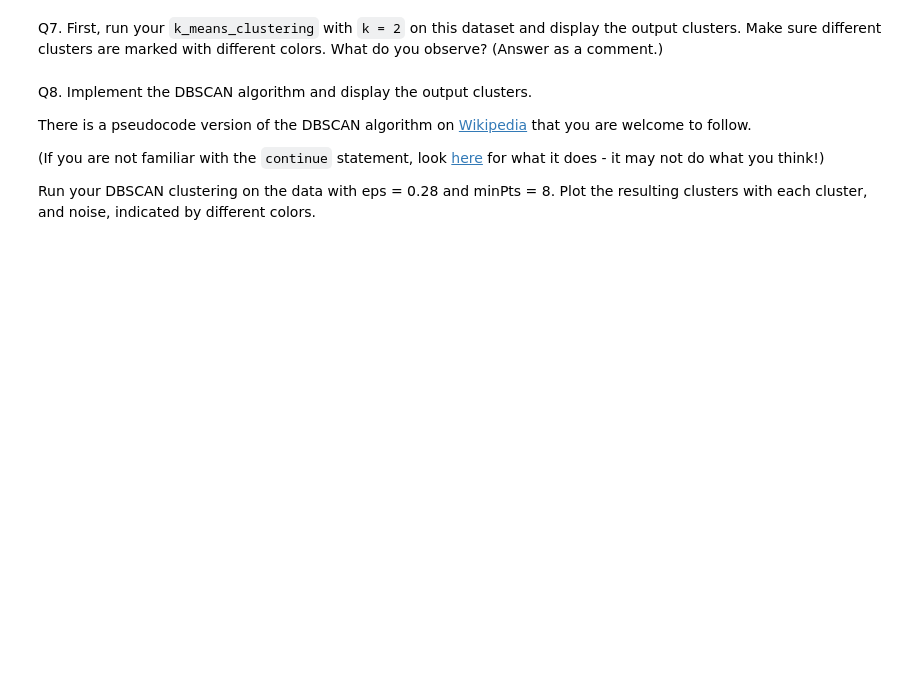
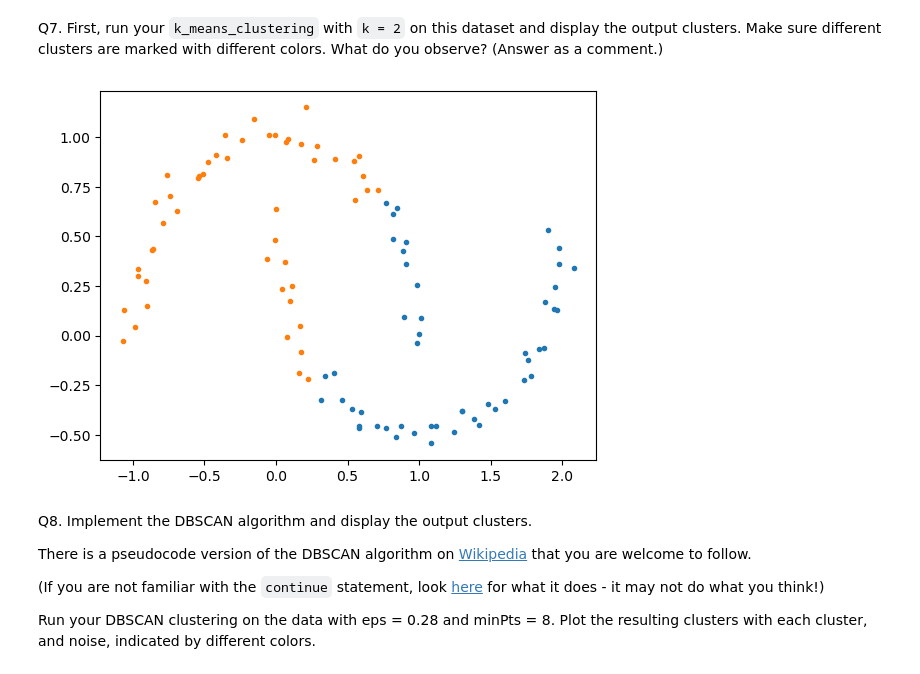
Before and after one commit to KishTheLay/mlhw5, a Jupyter notebook: HW5 - Clustering.ipynb, the cells around one changed output. Saved outputs shown, nothing was run; the diff lists cells and outputs as text; code cells hidden in the pictures; blank space fills up the shorter version.

```diff
--- a/HW5 - Clustering.ipynb
+++ b/HW5 - Clustering.ipynb
@@ -128,3 +125,11 @@ Q7. First, run your `k_means_clustering` with `k = 2` on this dataset and displa
+# %%
+mu, clusters = k_means_clustering(data, 2)
+for cluster in clusters:
+    cluster_data = np.array(clusters[cluster])
+    plt.scatter(cluster_data[:,0], cluster_data[:,1], marker='.')
+plt.show()
+# %% [output]
+[figure, added]
 # %% [markdown]
 Q8. Implement the DBSCAN algorithm and display the output clusters.
 
```
Also changed, not shown: parts of 4 cells of this notebook.
